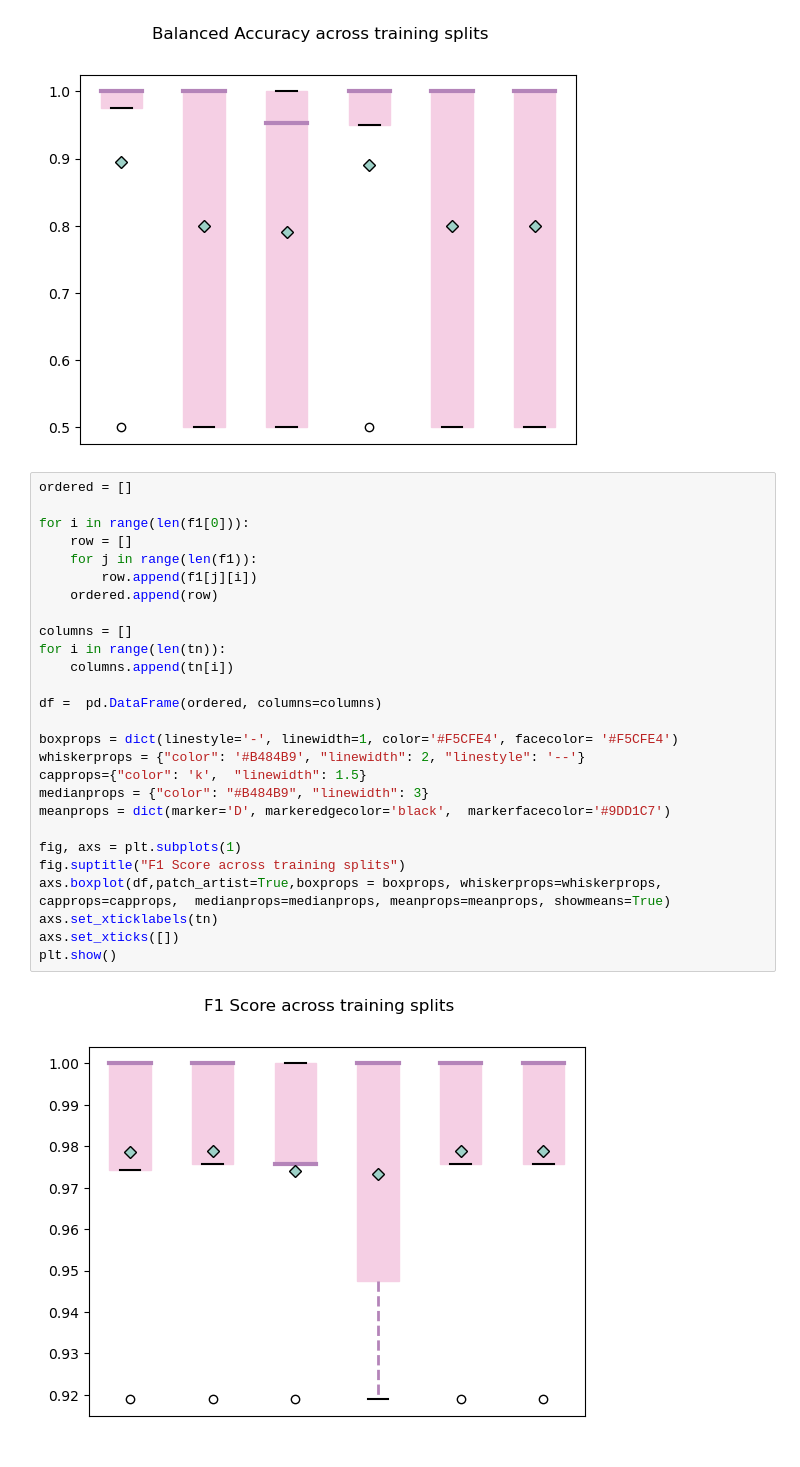
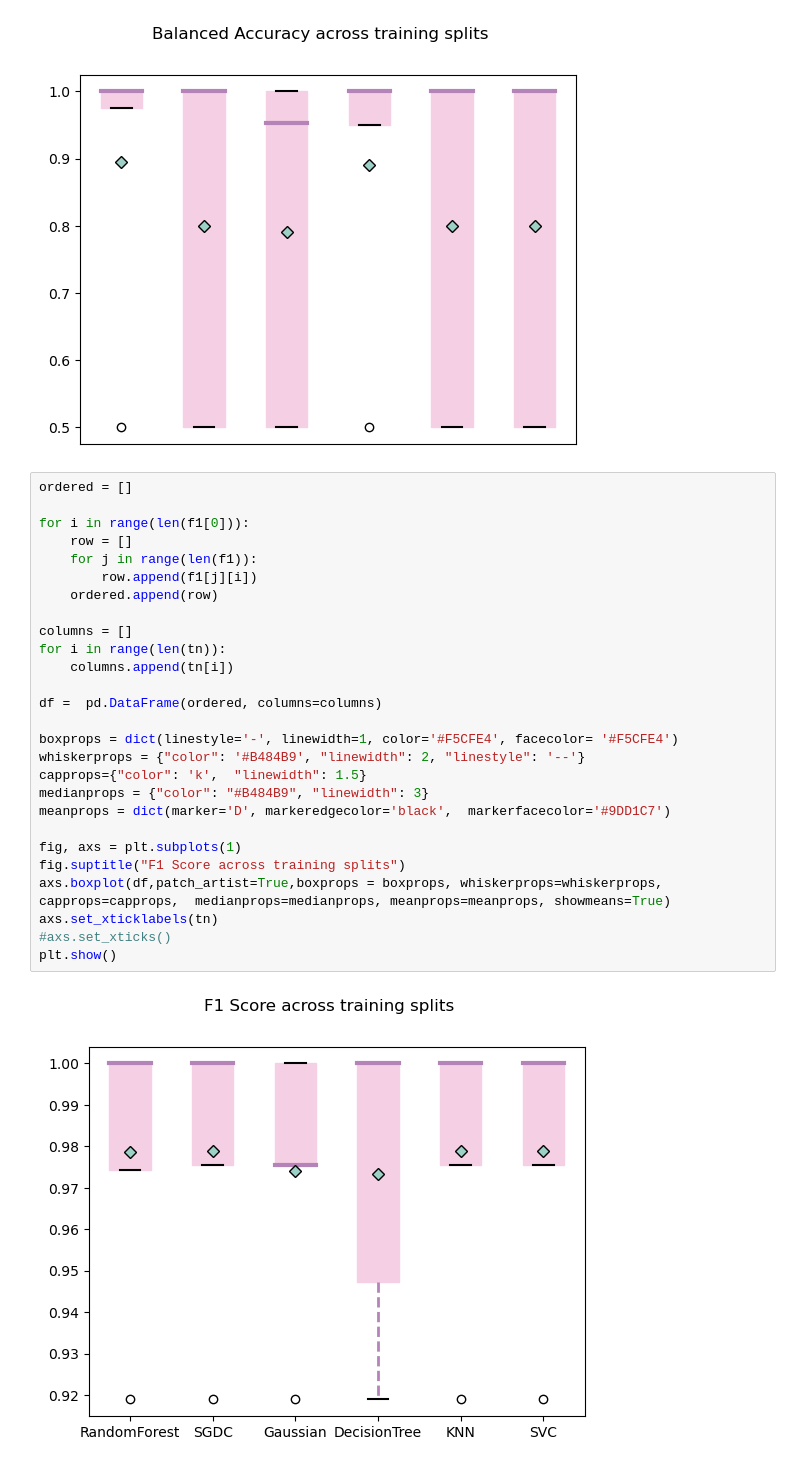
Before and after one commit to judebcampbell/ICSNetworkIDSBuilder, a Jupyter notebook: meaningfulGraphs.ipynb, the cells around one changed output. Drawn from its saved outputs; the diff is of its cells as text.

Commit message:
Graph creation funcs + added to GUI

```diff
--- a/meaningfulGraphs.ipynb
+++ b/meaningfulGraphs.ipynb
@@ -144,32 +144,32 @@ plt.show()
 # %%
 ordered = []
 
 for i in range(len(f1[0])):
 	row = []
 	for j in range(len(f1)):
 		row.append(f1[j][i])
 	ordered.append(row)
 
 columns = []
 for i in range(len(tn)):
 	columns.append(tn[i])
 
 df =  pd.DataFrame(ordered, columns=columns)
 
 boxprops = dict(linestyle='-', linewidth=1, color='#F5CFE4', facecolor= '#F5CFE4')
 whiskerprops = {"color": '#B484B9', "linewidth": 2, "linestyle": '--'}
 capprops={"color": 'k',  "linewidth": 1.5}
 medianprops = {"color": "#B484B9", "linewidth": 3}
 meanprops = dict(marker='D', markeredgecolor='black',  markerfacecolor='#9DD1C7')
 
 fig, axs = plt.subplots(1)
 fig.suptitle("F1 Score across training splits")
 axs.boxplot(df,patch_artist=True,boxprops = boxprops, whiskerprops=whiskerprops, capprops=capprops,  medianprops=medianprops, meanprops=meanprops, showmeans=True)
 axs.set_xticklabels(tn)
-axs.set_xticks([])
+#axs.set_xticks()
 plt.show()
 # %% [output]
-[figure, old version]
+[figure, new version]
 # %%
 ordered = []
 
```
Also changed, not shown: parts of 10 cells of this notebook, 9 other files.
